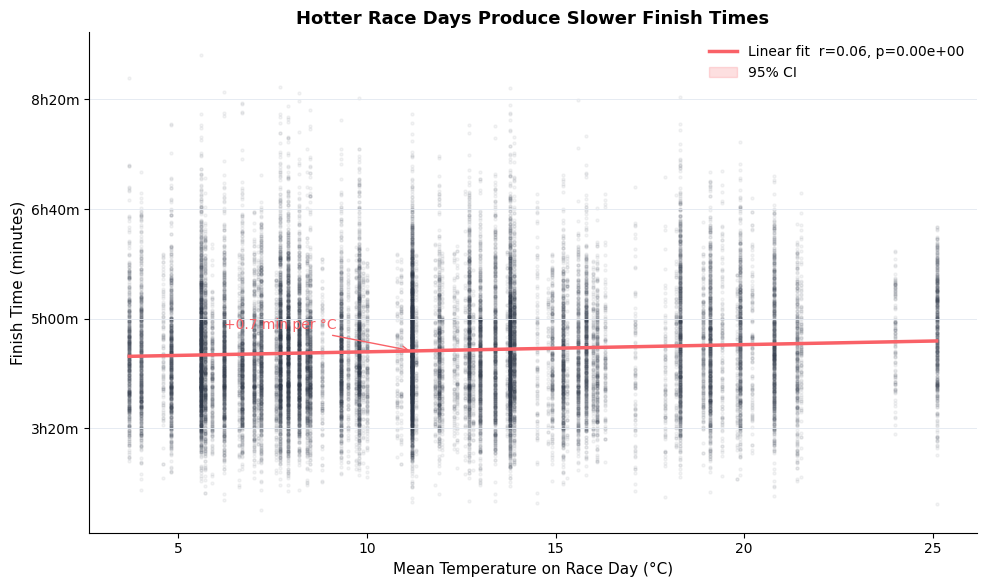
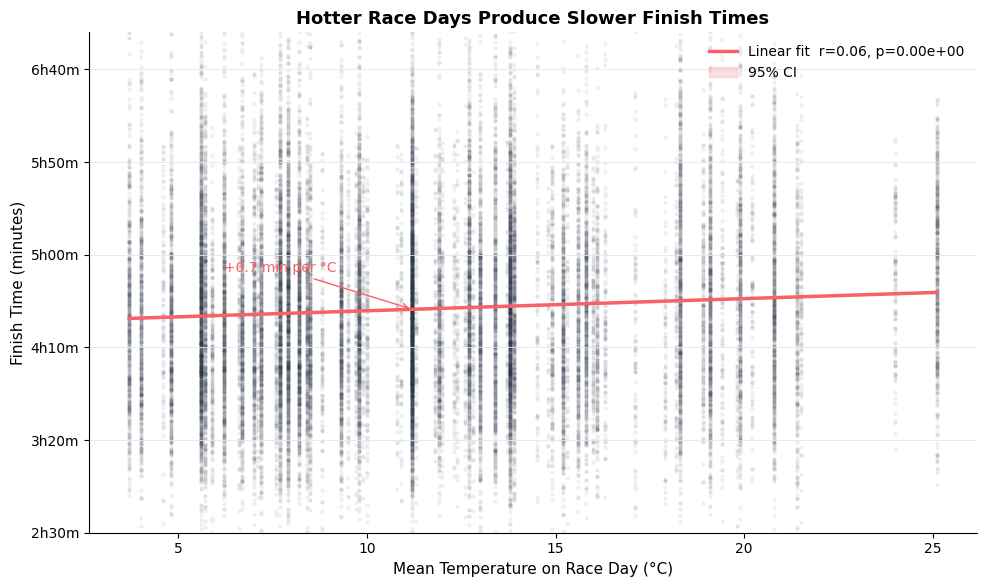
The change to this notebook cell's code, shown as a diff; its figure went from the first image to the second:
--- before
+++ after
@@ -35,4 +35,5 @@
 )
 
+ax.set_ylim(150, 420)
 ax.set_title('Hotter Race Days Produce Slower Finish Times')
 ax.set_xlabel('Mean Temperature on Race Day (°C)')

Commit: presentation